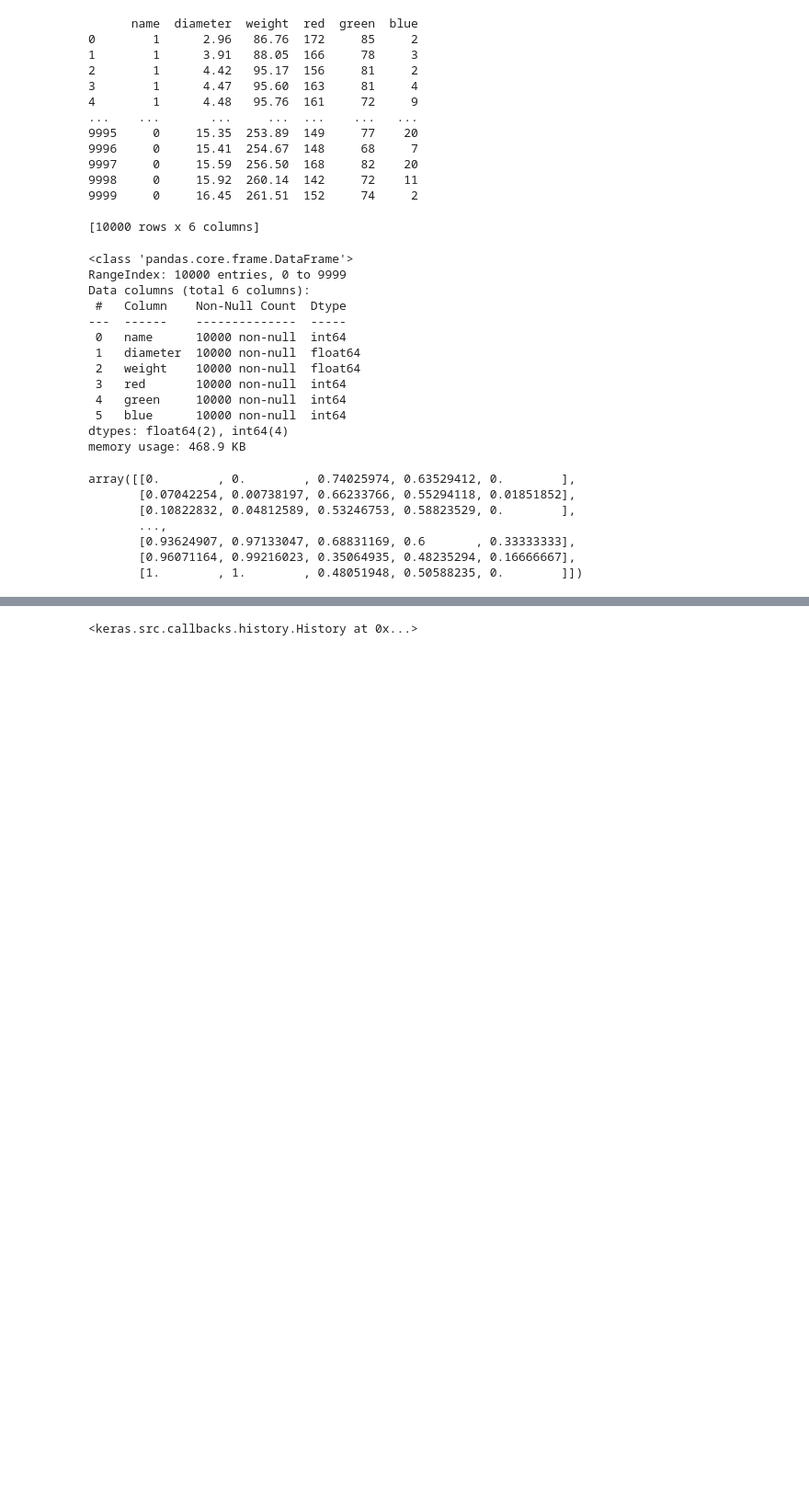
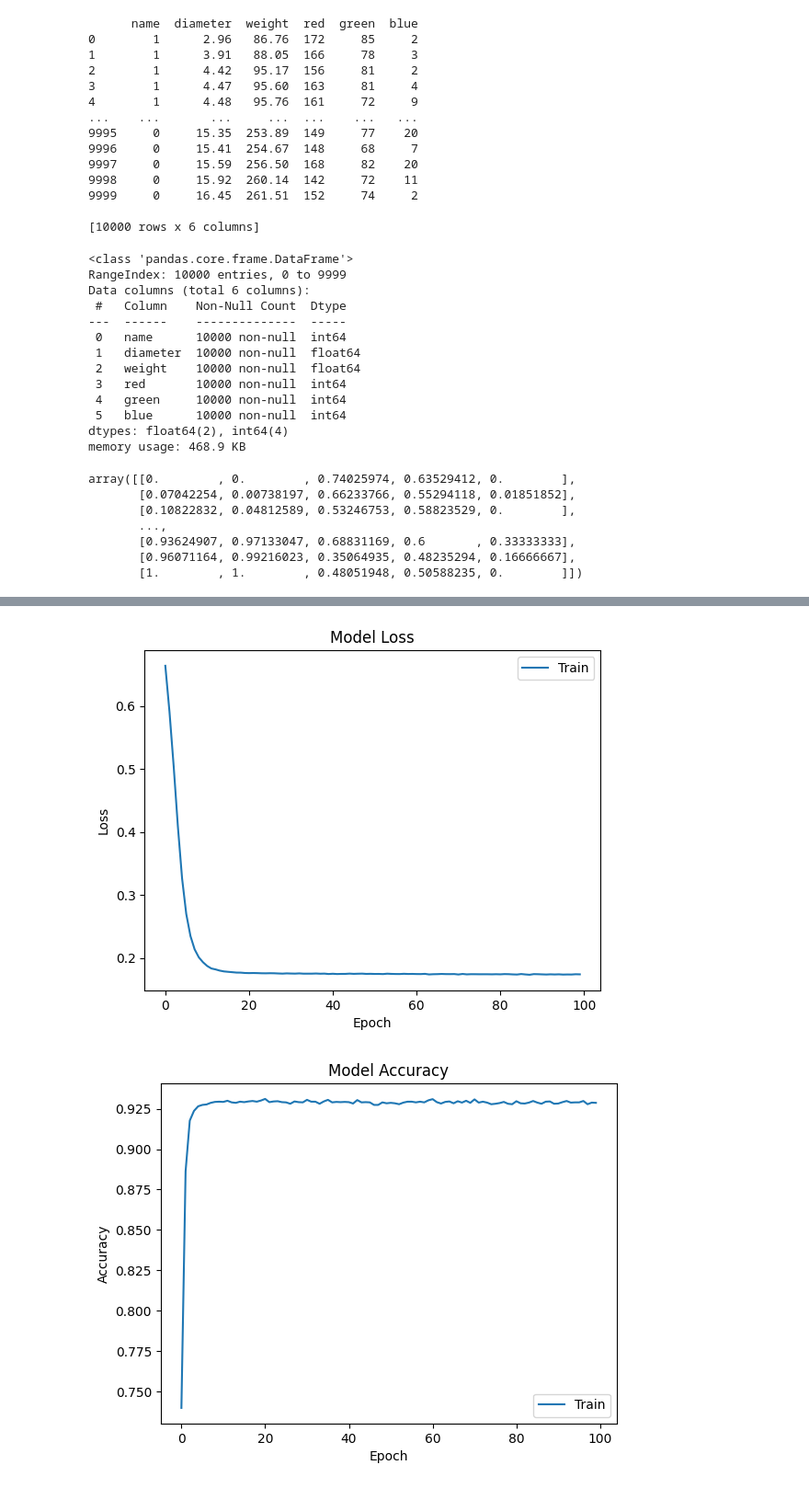
Before and after one commit to adyuta447/learn_deeplearning, a Jupyter notebook: create_model.ipynb, the cells around one changed output, grey strips where cells are left out. Shown at 92% size. Cells and saved outputs as stored; diff of their text form; code cells hidden in the pictures; blank space fills up the shorter version.

Commit message:
Learn: Trained Model

```diff
--- a/create_model.ipynb
+++ b/create_model.ipynb
@@ -92,7 +92,24 @@ model = Sequential([
     Dense(1, activation='sigmoid')
 ])
 # %%
+import matplotlib.pyplot as plt
+from matplotlib.pyplot import hist
 model.compile(optimizer='sgd', loss='binary_crossentropy', metrics=['accuracy'])
-model.fit(X_train, Y_train, epochs=100)
+hist = model.fit(X_train, Y_train, epochs=100)
+
+
+plt.plot(hist.history['loss'])
+plt.title('Model Loss')
+plt.ylabel('Loss')
+plt.xlabel('Epoch')
+plt.legend(['Train'], loc='upper right')
+plt.show()
+
+plt.plot(hist.history['accuracy'])
+plt.title('Model Accuracy')
+plt.ylabel('Accuracy')
+plt.xlabel('Epoch')
+plt.legend(['Train'], loc='lower right')
+plt.show()
 # %% [output]
 Epoch 1/100
@@ -115,4 +132,5 @@ Epoch 100/100
-<keras.src.callbacks.history.History at 0x...>
+[figure, added]
+[figure, added]
 # %%
 model.evaluate(X_test, Y_test, batch_size=1)
 # %% [output]
```
Also changed, not shown: parts of 2 cells of this notebook, 2 other files.
